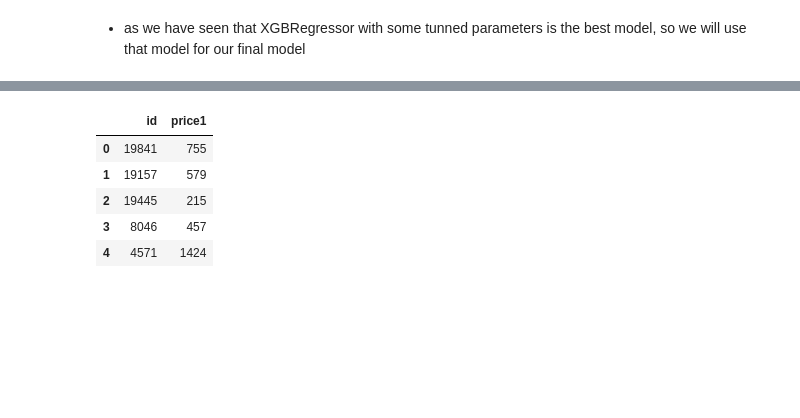
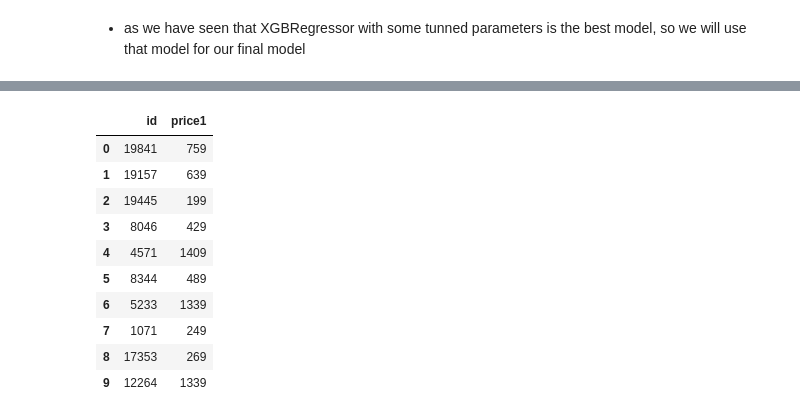
Before and after one commit to SKT27182/summer-analytics, a Jupyter notebook: Hackathon/final_hackathon.ipynb, the cells around one changed output, grey strips where cells are left out. Saved outputs shown, nothing was run; the diff lists cells and outputs as text; code cells hidden in the pictures; blank space fills up the shorter version.

```diff
--- a/Hackathon/final_hackathon.ipynb
+++ b/Hackathon/final_hackathon.ipynb
@@ -831,28 +1136,26 @@ y_ = df['final_price']
 test = pd.read_csv('data/test_filled_scaled.csv')
-# %%
-from sklearn.preprocessing import StandardScaler
-scaler = StandardScaler()
-col_to_stand = ['actual_price' , 'norating' , 'noreviews' ,  "one_star" , "two_star" , "three_star" , "four_star" , "five_star"]
-X_[col_to_stand] = scaler.fit_transform(X_[col_to_stand])
-test[col_to_stand] = scaler.transform(test[col_to_stand])
 # %%
 from sklearn.base import clone
-final_model = clone(xgb_grid_1.best_estimator_) # Copied the best model's parameters
+final_model = clone(vr_base) # Copied the best model's parameters
 # %%
 def set_order(df, indexing):
     new_df = pd.DataFrame(columns=['id','price1'])
     for i in range(len(indexing)):
-        new_df.loc[i] = [int(indexing[i]), int(df[df['id'] == indexing[i]]['price1'].values[0])]
+        new_df.loc[i] = [int(indexing[i]), int(round(df[df['id'] == indexing[i]]['price1'].values[0],-1)-1)]
     return new_df
 # %%
 def provide_final_output(X,y,test, model):
     model.fit(X,y)
 
     id = test.id.values
+    actual_price = np.exp(test.actual_price.values)
+
     test_final = test.drop(['id'], axis=1)
 
+
     pred = model.predict(test_final)
-    submit = pd.DataFrame({'id':id,'price1':pred})
+    price1 = actual_price*(1-pred/100)
+    submit = pd.DataFrame({'id':id,'offer_per':pred,'price1':price1})
 
     indexing = pd.read_csv("data/Sample__submission.csv")['id']
     submit  = set_order(submit, indexing)
@@ -863,11 +1180,16 @@ s = provide_final_output(X_,y_,test, final_model)
 # %%
-s.head()
+s.head(10)
 # %% [output]
 |  | id | price1 |
-| 0 | 19841 | 755 |
-| 1 | 19157 | 579 |
-| 2 | 19445 | 215 |
-| 3 | 8046 | 457 |
-| 4 | 4571 | 1424 |
+| 0 | 19841 | 759 |
+| 1 | 19157 | 639 |
+| 2 | 19445 | 199 |
+| 3 | 8046 | 429 |
+| 4 | 4571 | 1409 |
+| 5 | 8344 | 489 |
+| 6 | 5233 | 1339 |
+| 7 | 1071 | 249 |
+| 8 | 17353 | 269 |
+| 9 | 12264 | 1339 |
 # %%
 s.to_csv('submit.csv', index=False)
```
Also changed, not shown: parts of 112 cells of this notebook, 1 other file.
